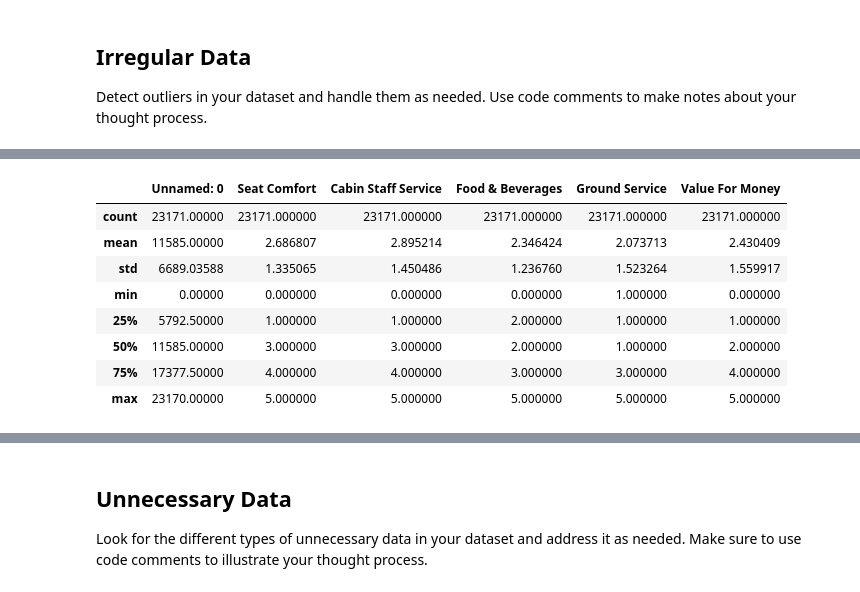
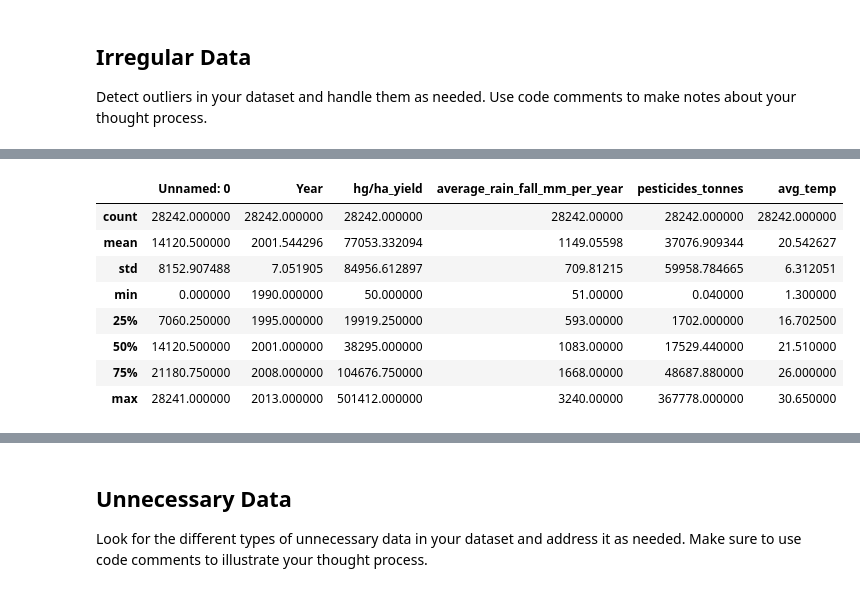
Before and after one commit to Prtb0/EDA_cropyield_prediction, a Jupyter notebook: cleaning/cleaning cropyield_prediction.ipynb, the cells around one changed output, grey strips where cells are left out. Saved outputs shown, nothing was run; the diff lists cells and outputs as text; code cells hidden in the pictures.

```diff
--- a/cleaning/cleaning cropyield_prediction.ipynb
+++ b/cleaning/cleaning cropyield_prediction.ipynb
@@ -396,14 +387,14 @@ Recommended             object
 dtype: object
 # %%
-# I am using describe to find out outliers,food & Beverages showed feature has outliers.
-df.describe()
+# I am using describe to find out outliers.
+df5.describe()
 # %% [output]
-|  | Unnamed: 0 | Seat Comfort | Cabin Staff Service | Food & Beverages | Ground Service | Value For Money |
-| count | 23171.00000 | 23171.000000 | 23171.000000 | 23171.000000 | 23171.000000 | 23171.000000 |
-| mean | 11585.00000 | 2.686807 | 2.895214 | 2.346424 | 2.073713 | 2.430409 |
-| std | 6689.03588 | 1.335065 | 1.450486 | 1.236760 | 1.523264 | 1.559917 |
-| min | 0.00000 | 0.000000 | 0.000000 | 0.000000 | 1.000000 | 0.000000 |
-| 25% | 5792.50000 | 1.000000 | 1.000000 | 2.000000 | 1.000000 | 1.000000 |
-| 50% | 11585.00000 | 3.000000 | 3.000000 | 2.000000 | 1.000000 | 2.000000 |
-| 75% | 17377.50000 | 4.000000 | 4.000000 | 3.000000 | 3.000000 | 4.000000 |
-| max | 23170.00000 | 5.000000 | 5.000000 | 5.000000 | 5.000000 | 5.000000 |
+|  | Unnamed: 0 | Year | hg/ha_yield | average_rain_fall_mm_per_year | pesticides_tonnes | avg_temp |
+| count | 28242.000000 | 28242.000000 | 28242.000000 | 28242.00000 | 28242.000000 | 28242.000000 |
+| mean | 14120.500000 | 2001.544296 | 77053.332094 | 1149.05598 | 37076.909344 | 20.542627 |
+| std | 8152.907488 | 7.051905 | 84956.612897 | 709.81215 | 59958.784665 | 6.312051 |
+| min | 0.000000 | 1990.000000 | 50.000000 | 51.00000 | 0.040000 | 1.300000 |
+| 25% | 7060.250000 | 1995.000000 | 19919.250000 | 593.00000 | 1702.000000 | 16.702500 |
+| 50% | 14120.500000 | 2001.000000 | 38295.000000 | 1083.00000 | 17529.440000 | 21.510000 |
+| 75% | 21180.750000 | 2008.000000 | 104676.750000 | 1668.00000 | 48687.880000 | 26.000000 |
+| max | 28241.000000 | 2013.000000 | 501412.000000 | 3240.00000 | 367778.000000 | 30.650000 |
```
Also changed, not shown: parts of 9 cells of this notebook.
